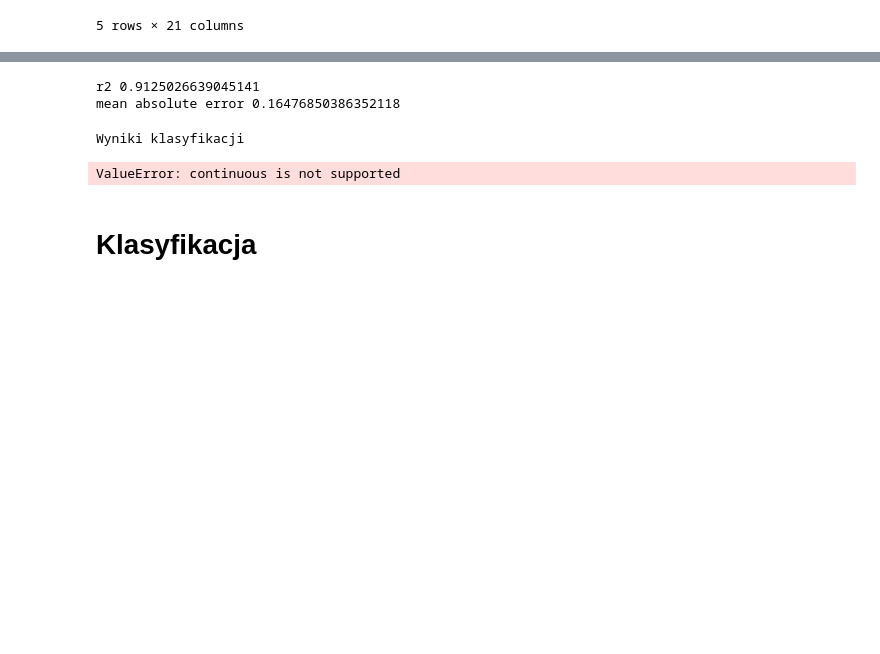
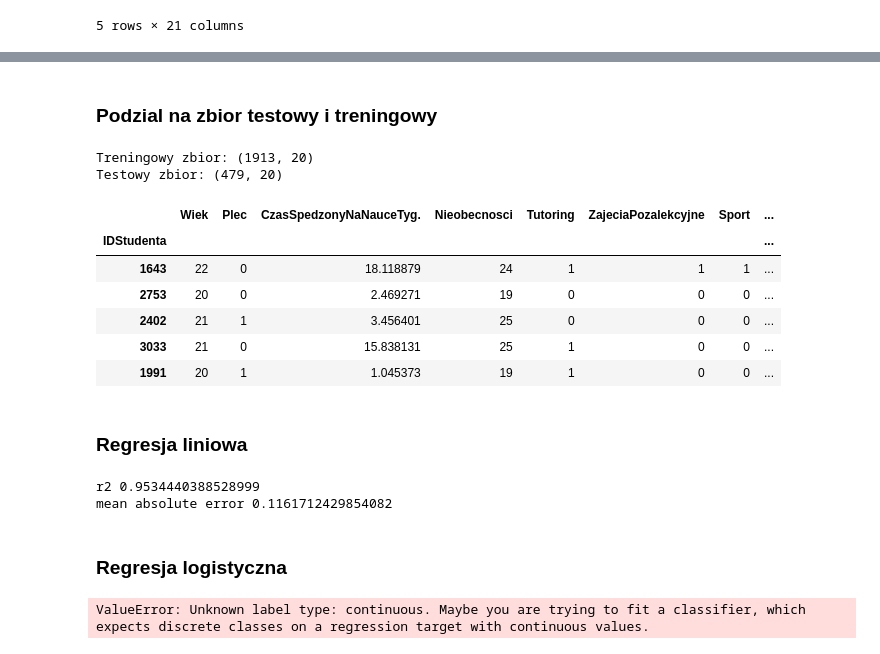
Before and after one commit to Polinez/MLClassProject, a Jupyter notebook: sample.ipynb, the cells around one changed output, grey strips where cells are left out. Saved outputs shown, nothing was run; the diff lists cells and outputs as text; code cells hidden in the pictures; blank space fills up the shorter version.

```diff
--- a/sample.ipynb
+++ b/sample.ipynb
@@ -214,3 +172,28 @@ Widzimy ze mamy bardzo niezbalansowane dane
+# %% [markdown]
+### Podzial na zbior testowy i treningowy
+# %%
+X = data.drop(columns=['SredniaKoncowa'], axis=1)
+y = data['SredniaKoncowa']
+
+X_train, X_test, y_train, y_test = train_test_split(X, y, test_size=0.2, random_state=42)
+
+print("Treningowy zbior:",X_train.shape)
+print("Testowy zbior:",X_test.shape)
+
+print()
+X_train.head()
+# %% [output]
+Treningowy zbior: (1913, 20)
+Testowy zbior: (479, 20)
+|  | Wiek | Plec | CzasSpedzonyNaNauceTyg. | Nieobecnosci | Tutoring | ZajeciaPozalekcyjne | Sport | ... |
+| IDStudenta |  |  |  |  |  |  |  | ... |
+| 1643 | 22 | 0 | 18.118879 | 24 | 1 | 1 | 1 | ... |
+| 2753 | 20 | 0 | 2.469271 | 19 | 0 | 0 | 0 | ... |
+| 2402 | 21 | 1 | 3.456401 | 25 | 0 | 0 | 0 | ... |
+| 3033 | 21 | 0 | 15.838131 | 25 | 1 | 0 | 0 | ... |
+| 1991 | 20 | 1 | 1.045373 | 19 | 1 | 0 | 0 | ... |
+# %% [markdown]
+### Regresja liniowa
 # %%
 regresjaLiniowa = LinearRegression()
 regresjaLiniowa.fit(X_train, y_train)
@@ -220,13 +203,17 @@ y_pred = regresjaLiniowa.predict(X_test)
 print("r2", regresjaLiniowa.score(X_test, y_test))
 print("mean absolute error", mean_absolute_error(y_test, y_pred))
 # %% [output]
-r2 0.9125026639045141
-mean absolute error 0.16476850386352118
+r2 0.9534440388528999
+mean absolute error 0.1161712429854082
-# %%
-print("Wyniki klasyfikacji")
-print(classification_report(y_test, y_pred))
-# %% [output]
-Wyniki klasyfikacji
-ValueError: continuous is not supported
 # %% [markdown]
-# Klasyfikacja
+### Regresja logistyczna
+# %%
+regresjaLogistyczna = LogisticRegression()
+regresjaLogistyczna.fit(X_train, y_train)
+
+y_pred = regresjaLogistyczna.predict(X_test)
+print(y_train)
+
+print("accuracy:", accuracy_score(y_test, y_pred))
+# %% [output]
+ValueError: Unknown label type: continuous. Maybe you are trying to fit a classifier, which expects discrete classes on a regression target with continuous values.
```
Also changed, not shown: parts of 41 cells of this notebook.
